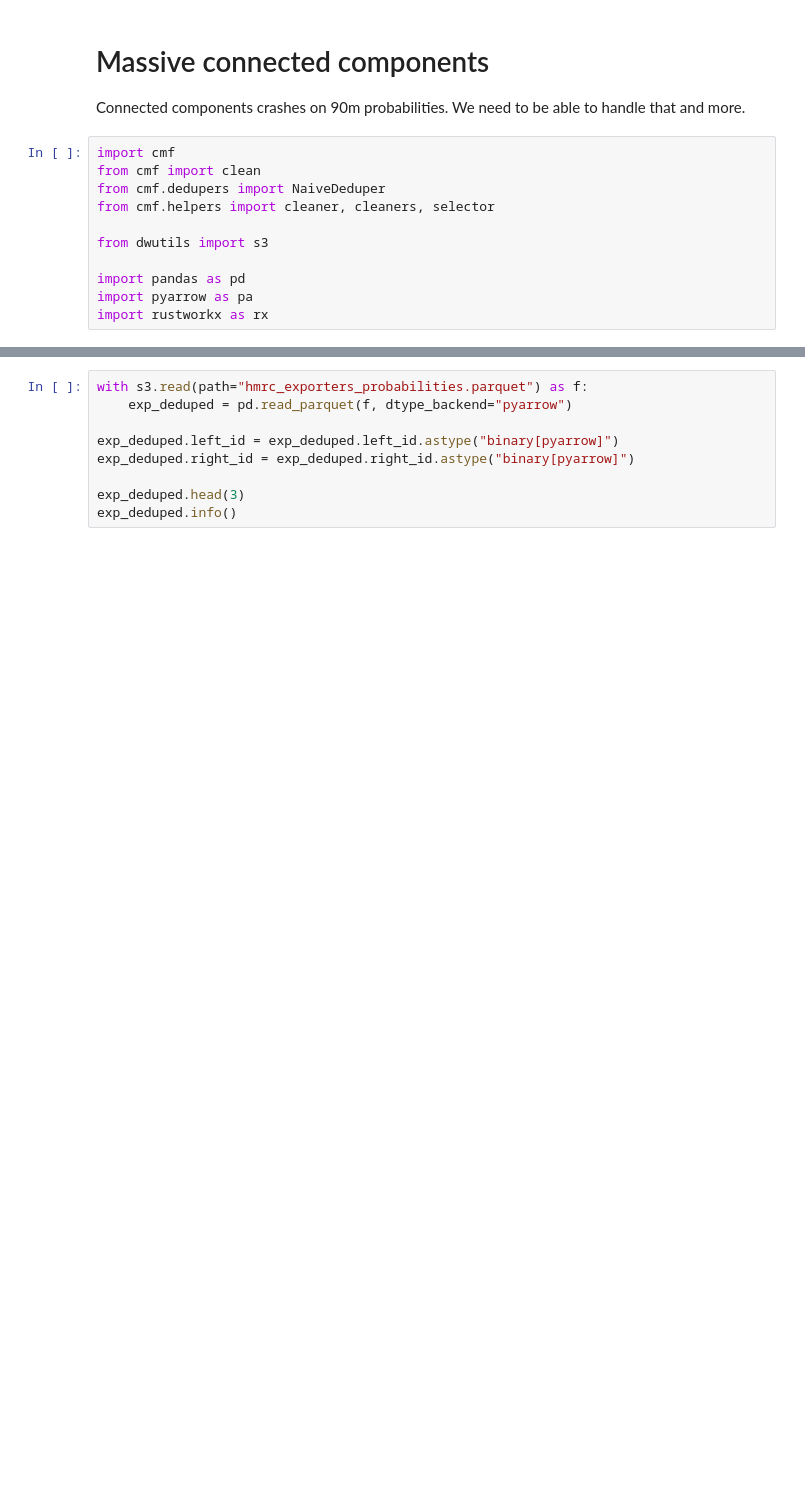
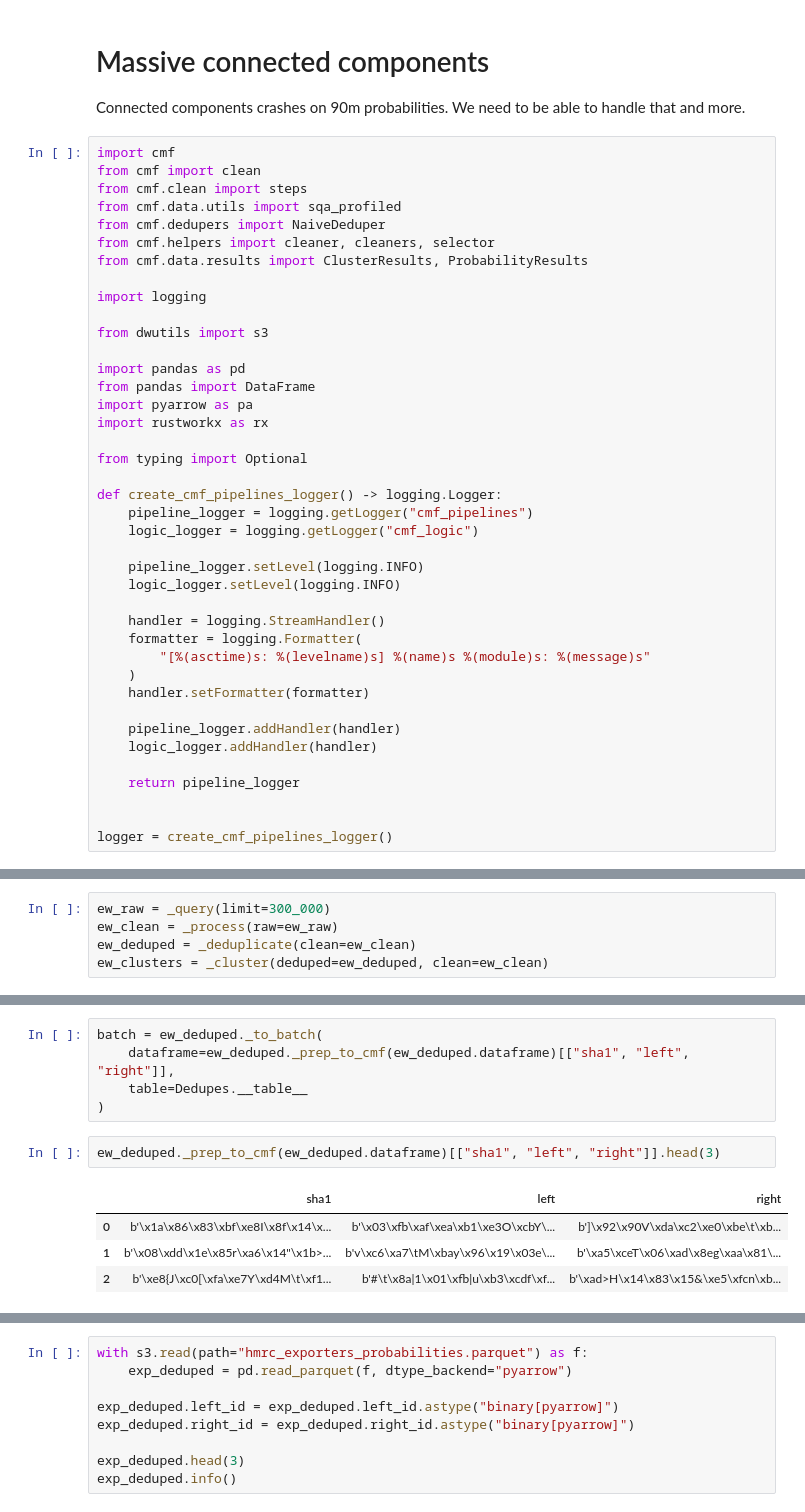
Before and after one commit to will-langdale/matchbox, a Jupyter notebook: notebooks/engineering/WL_CC.ipynb, the cells around one changed output, grey strips where cells are left out. Drawn from its saved outputs; the diff is of its cells as text; blank space fills up the shorter version.

```diff
--- a/notebooks/engineering/WL_CC.ipynb
+++ b/notebooks/engineering/WL_CC.ipynb
@@ -12,11 +30,40 @@ Connected components crashes on 90m probabilities. We need to be able to handle
 # %%
 import cmf
 from cmf import clean
+from cmf.clean import steps
+from cmf.data.utils import sqa_profiled
 from cmf.dedupers import NaiveDeduper
 from cmf.helpers import cleaner, cleaners, selector
+from cmf.data.results import ClusterResults, ProbabilityResults
+
+import logging
 
 from dwutils import s3
 
 import pandas as pd
+from pandas import DataFrame
 import pyarrow as pa
 import rustworkx as rx
+
+from typing import Optional
+
+def create_cmf_pipelines_logger() -> logging.Logger:
+    pipeline_logger = logging.getLogger("cmf_pipelines")
+    logic_logger = logging.getLogger("cmf_logic")
+
+    pipeline_logger.setLevel(logging.INFO)
+    logic_logger.setLevel(logging.INFO)
+
+    handler = logging.StreamHandler()
+    formatter = logging.Formatter(
+        "[%(asctime)s: %(levelname)s] %(name)s %(module)s: %(message)s"
+    )
+    handler.setFormatter(formatter)
+
+    pipeline_logger.addHandler(handler)
+    logic_logger.addHandler(handler)
+
+    return pipeline_logger
+
+
+logger = create_cmf_pipelines_logger()
@@ -25,0 +148,5 @@ ignoring unparsable config /home/jovyan/company-matching/pyproject.toml
+# %%
+ew_raw = _query(limit=300_000)
+ew_clean = _process(raw=ew_raw)
+ew_deduped = _deduplicate(clean=ew_clean)
+ew_clusters = _cluster(deduped=ew_deduped, clean=ew_clean)
@@ -25,0 +191,12 @@ ignoring unparsable config /home/jovyan/company-matching/pyproject.toml
+# %%
+batch = ew_deduped._to_batch(
+    dataframe=ew_deduped._prep_to_cmf(ew_deduped.dataframe)[["sha1", "left", "right"]],
+    table=Dedupes.__table__
+)
+# %%
+ew_deduped._prep_to_cmf(ew_deduped.dataframe)[["sha1", "left", "right"]].head(3)
+# %% [output]
+|  | sha1 | left | right |
+| 0 | b'\x1a\x86\x83\xbf\xe8I\x8f\x14\x... | b'\x03\xfb\xaf\xea\xb1\xe3O\xcbY\... | b']\x92\x90V\xda\xc2\xe0\xbe\t\xb... |
+| 1 | b'\x08\xdd\x1e\x85r\xa6\x14"\x1b>... | b'v\xc6\xa7\tM\xbay\x96\x19\x03e\... | b'\xa5\xceT\x06\xad\x8eg\xaa\x81\... |
+| 2 | b'\xe8{J\xc0[\xfa\xe7Y\xd4M\t\xf1... | b'#\t\x8a|1\x01\xfb|u\xb3\xcdf\xf... | b'\xad>H\x14\x83\x15&\xe5\xfcn\xb... |
```
Also changed, not shown: parts of 18 cells of this notebook, 5 other files.
